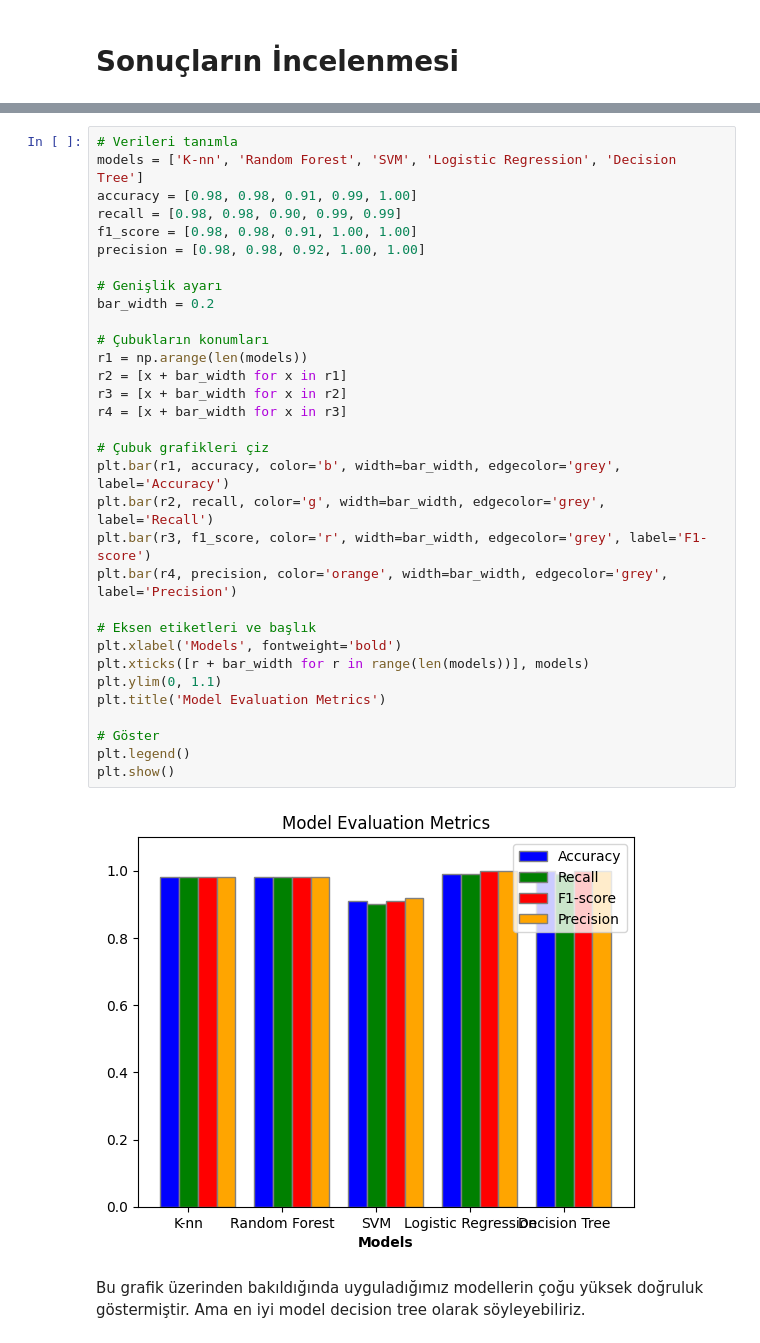
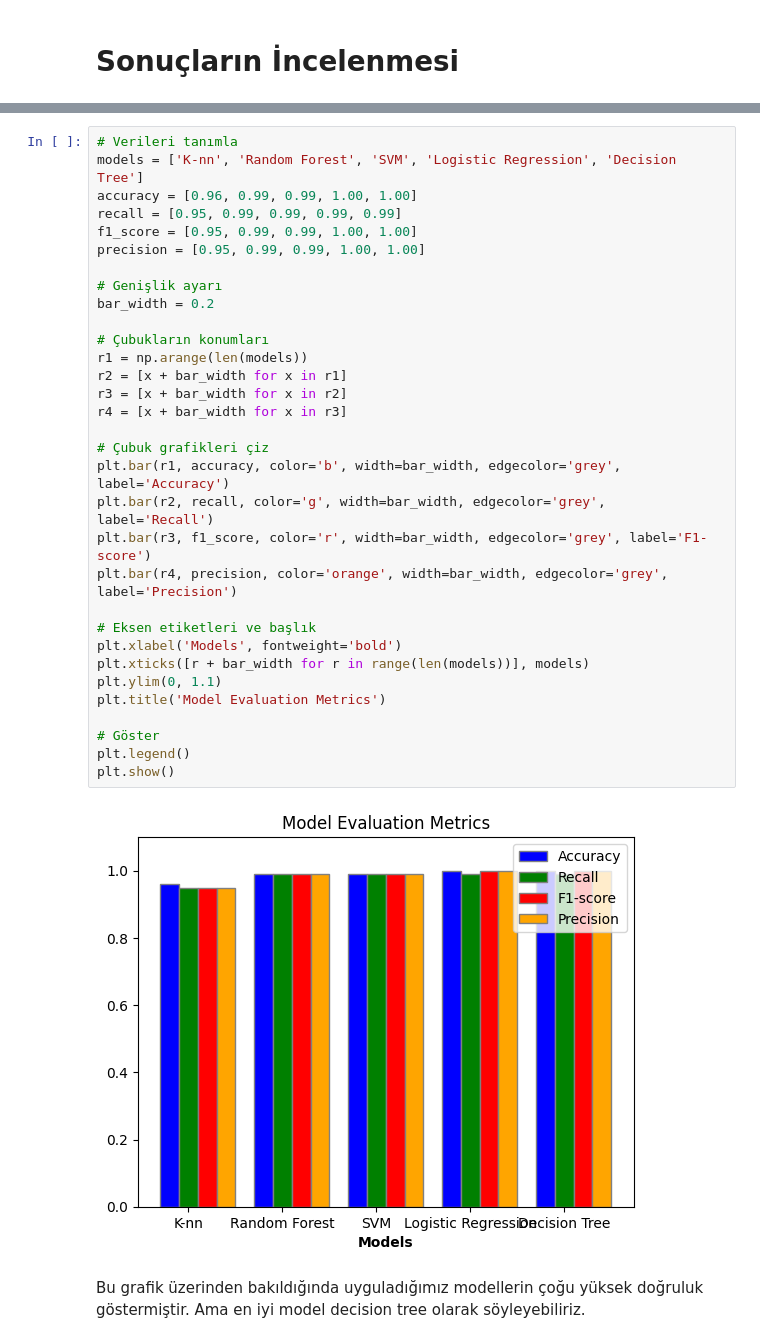
Before and after one commit to Nurbanuak/Presentation_project, a Jupyter notebook: main.ipynb, the cells around one changed output, grey strips where cells are left out. Saved outputs shown, nothing was run; the diff lists cells and outputs as text.

```diff
--- a/main.ipynb
+++ b/main.ipynb
@@ -1028,36 +1062,36 @@ print(df)
 # %%
 # Verileri tanımla
 models = ['K-nn', 'Random Forest', 'SVM', 'Logistic Regression', 'Decision Tree']
-accuracy = [0.98, 0.98, 0.91, 0.99, 1.00]
-recall = [0.98, 0.98, 0.90, 0.99, 0.99]
-f1_score = [0.98, 0.98, 0.91, 1.00, 1.00]
-precision = [0.98, 0.98, 0.92, 1.00, 1.00]
+accuracy = [0.96, 0.99, 0.99, 1.00, 1.00]
+recall = [0.95, 0.99, 0.99, 0.99, 0.99]
+f1_score = [0.95, 0.99, 0.99, 1.00, 1.00]
+precision = [0.95, 0.99, 0.99, 1.00, 1.00]
 
 # Genişlik ayarı
 bar_width = 0.2
 
 # Çubukların konumları
 r1 = np.arange(len(models))
 r2 = [x + bar_width for x in r1]
 r3 = [x + bar_width for x in r2]
 r4 = [x + bar_width for x in r3]
 
 # Çubuk grafikleri çiz
 plt.bar(r1, accuracy, color='b', width=bar_width, edgecolor='grey', label='Accuracy')
 plt.bar(r2, recall, color='g', width=bar_width, edgecolor='grey', label='Recall')
 plt.bar(r3, f1_score, color='r', width=bar_width, edgecolor='grey', label='F1-score')
 plt.bar(r4, precision, color='orange', width=bar_width, edgecolor='grey', label='Precision')
 
 # Eksen etiketleri ve başlık
 plt.xlabel('Models', fontweight='bold')
 plt.xticks([r + bar_width for r in range(len(models))], models)
 plt.ylim(0, 1.1)
 plt.title('Model Evaluation Metrics')
 
 # Göster
 plt.legend()
 plt.show()
 # %% [output]
-[figure, old version]
+[figure, new version]
 # %% [markdown]
 Bu grafik üzerinden bakıldığında uyguladığımız modellerin çoğu yüksek doğruluk göstermiştir. Ama en iyi model decision tree olarak söyleyebiliriz.
```
Also changed, not shown: parts of 23 cells of this notebook.
